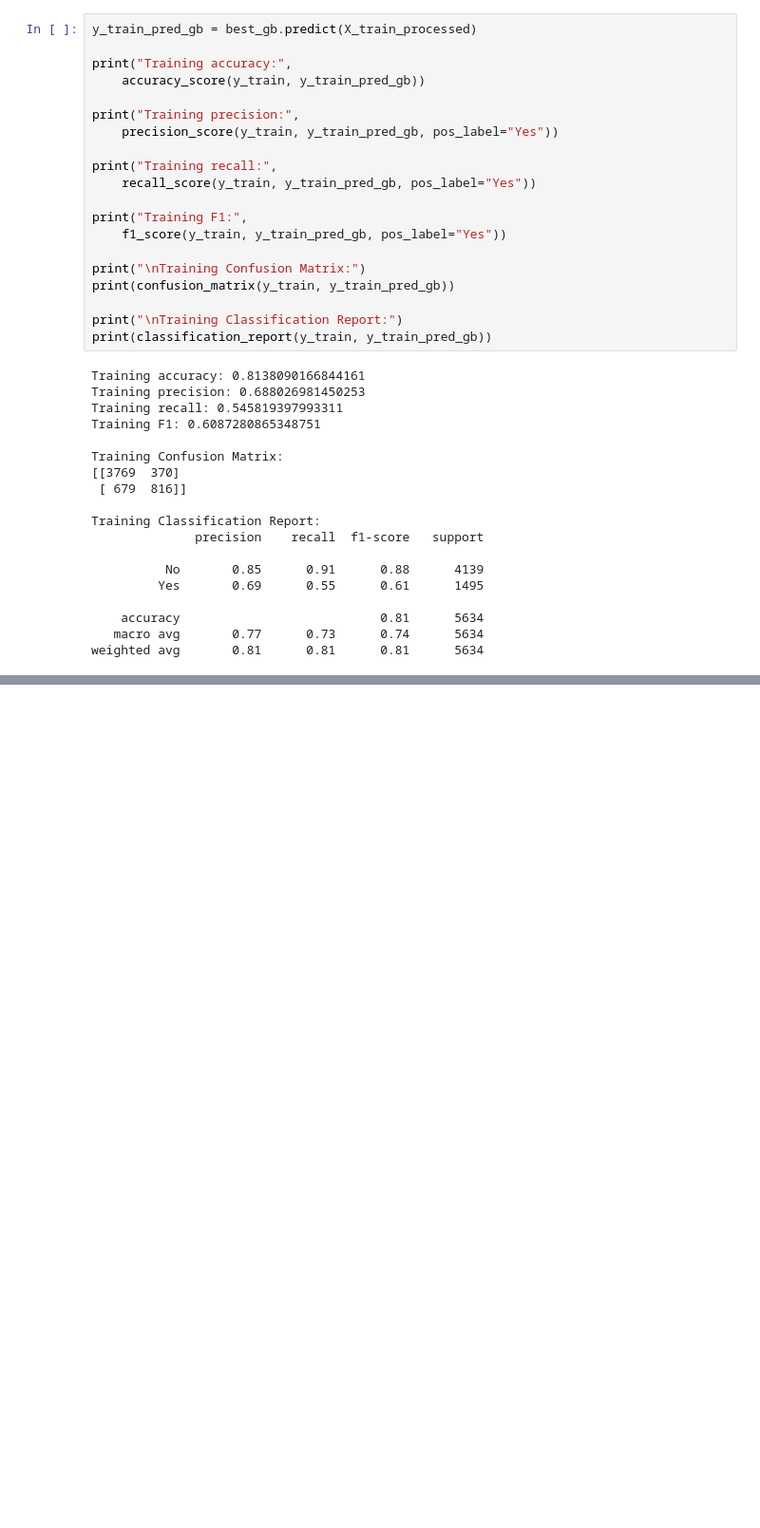
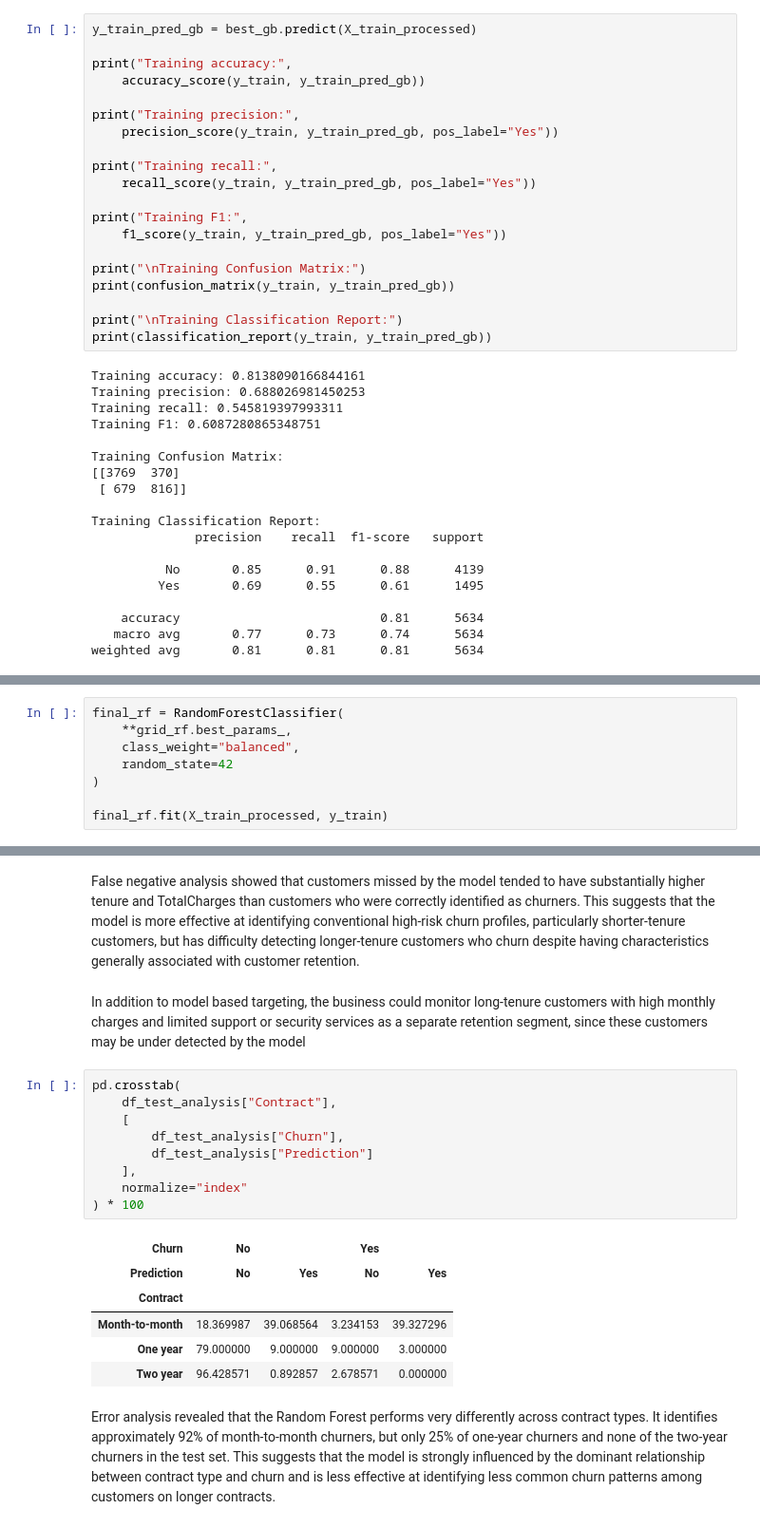
Before and after one commit to SuryanshThapliyal/IBM-Telco-customer-churn-prediction, a Jupyter notebook: customer_churn.ipynb, the cells around one changed output, grey strips where cells are left out. Shown at 95% size. Cells and saved outputs as stored; diff of their text form; blank space fills up the shorter version.

Commit message:
only final remarks left

```diff
--- a/customer_churn.ipynb
+++ b/customer_churn.ipynb
@@ -1881,0 +2073,8 @@ weighted avg       0.81      0.81      0.81      5634
+# %%
+final_rf = RandomForestClassifier(
+    **grid_rf.best_params_,
+    class_weight="balanced",
+    random_state=42
+)
+
+final_rf.fit(X_train_processed, y_train)
@@ -1881,0 +2392,22 @@ weighted avg       0.81      0.81      0.81      5634
+# %% [markdown]
+False negative analysis showed that customers missed by the model tended to have substantially higher tenure and TotalCharges than customers who were correctly identified as churners. This suggests that the model is more effective at identifying conventional high-risk churn profiles, particularly shorter-tenure customers, but has difficulty detecting longer-tenure customers who churn despite having characteristics generally associated with customer retention.
+# %% [markdown]
+In addition to model based targeting, the business could monitor long-tenure customers with high monthly charges and limited support or security services as a separate retention segment, since these customers may be under detected by the model
+# %%
+pd.crosstab(
+    df_test_analysis["Contract"],
+    [
+        df_test_analysis["Churn"],
+        df_test_analysis["Prediction"]
+    ],
+    normalize="index"
+) * 100
+# %% [output]
+| Churn | No |  | Yes |  |
+| Prediction | No | Yes | No | Yes |
+| Contract |  |  |  |  |
+| Month-to-month | 18.369987 | 39.068564 | 3.234153 | 39.327296 |
+| One year | 79.000000 | 9.000000 | 9.000000 | 3.000000 |
+| Two year | 96.428571 | 0.892857 | 2.678571 | 0.000000 |
+# %% [markdown]
+Error analysis revealed that the Random Forest performs very differently across contract types. It identifies approximately 92% of month-to-month churners, but only 25% of one-year churners and none of the two-year churners in the test set. This suggests that the model is strongly influenced by the dominant relationship between contract type and churn and is less effective at identifying less common churn patterns among customers on longer contracts.
```
Also changed, not shown: parts of 43 cells of this notebook.
